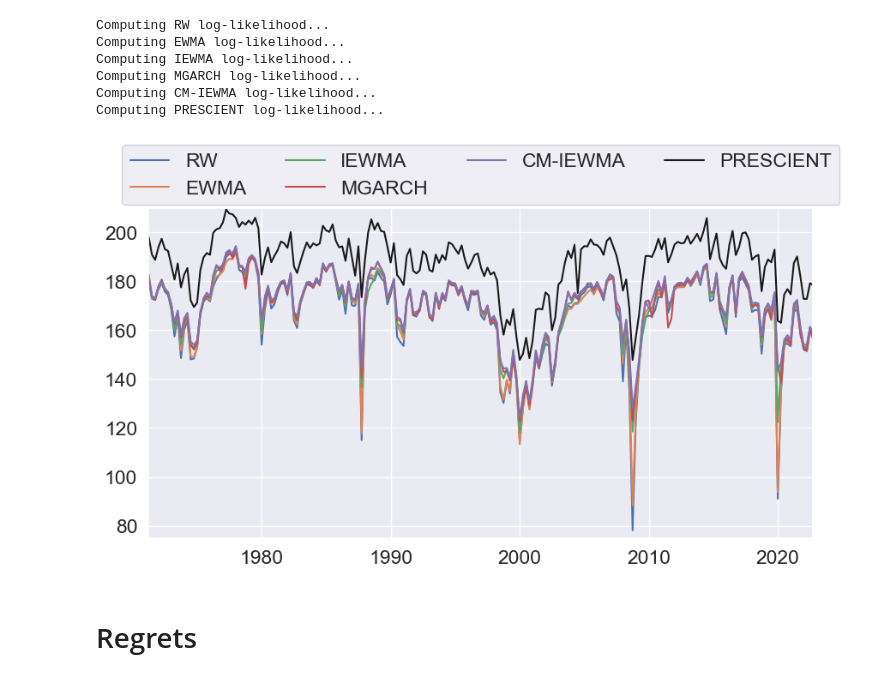
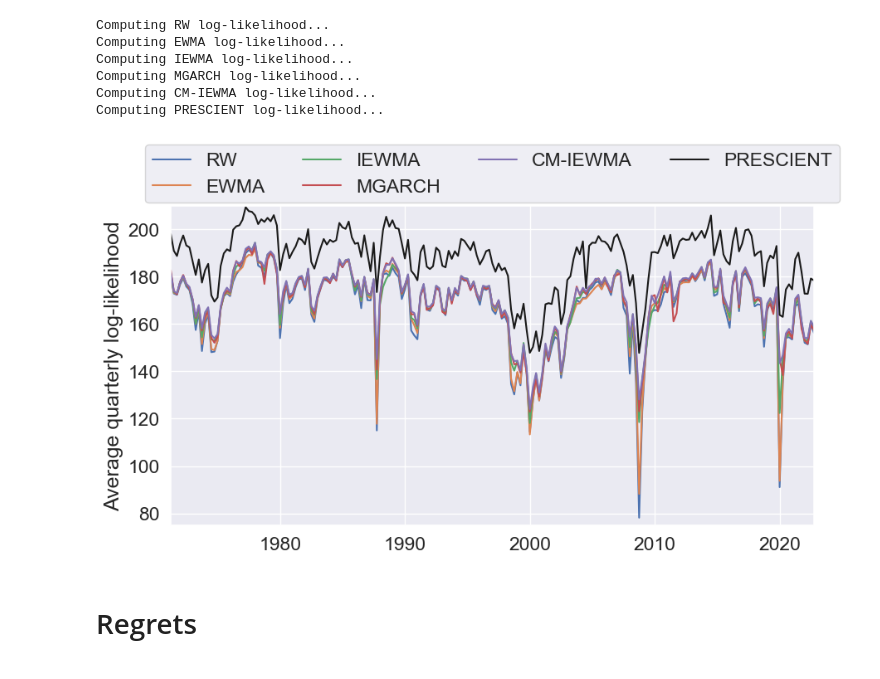
Before and after one commit to cvxgrp/cov_pred_finance, a Jupyter notebook: experiments/notebooks/industry_portfolios.ipynb, the cells around one changed output. Drawn from its saved outputs; the diff is of its cells as text; code cells hidden in the pictures.

```diff
--- a/experiments/notebooks/industry_portfolios.ipynb
+++ b/experiments/notebooks/industry_portfolios.ipynb
@@ -140,14 +142,15 @@ Computing PRESCIENT log-likelihood...
 # %%
 fig, ax = plt.subplots(1, 1, figsize=(10, 5))
 for name in names:
     if name == 'PRESCIENT':
         log_likelihoods[name].resample("Q").mean().plot(label=name, c="k")
     else:
         log_likelihoods[name].resample("Q").mean().plot(label=name)
 plt.legend(bbox_to_anchor=(0.5, 1.1), loc='center', ncols=4, labels=names, scatterpoints=1, markerscale=5);
+plt.ylabel("Average quarterly log-likelihood")
 plt.ylim(75,210);
 # %% [output]
-[figure, old version]
+[figure, new version]
 # %% [markdown]
 # Regrets
 # %%
```
Also changed, not shown: parts of 5 cells of this notebook.
